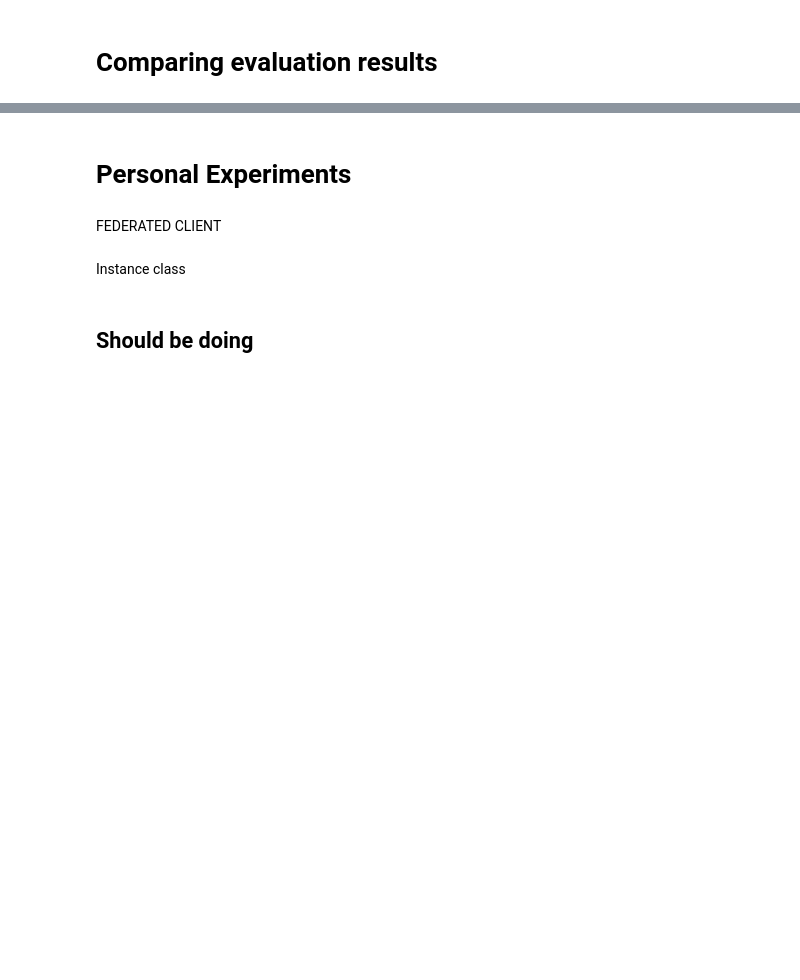
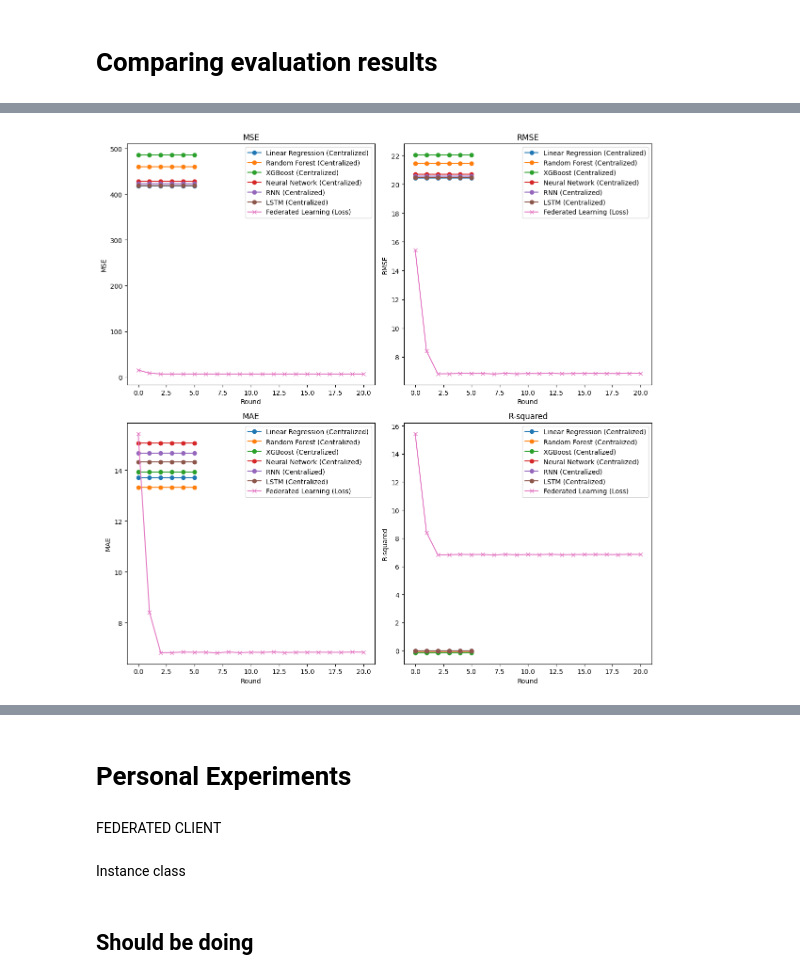
Before and after one commit to kirank981/Project_space, a Jupyter notebook: project_space.ipynb, the cells around one changed output, grey strips where cells are left out. Cells and saved outputs as stored; diff of their text form; code cells hidden in the pictures; blank space fills up the shorter version.

```diff
--- a/project_space.ipynb
+++ b/project_space.ipynb
@@ -1651,0 +2299,27 @@ plt.show()
+# %%
+# Centralized model evaluation results
+central_eval_results = eval_results[:, 1:].astype(float)  # Exclude model names and convert to float
+central_eval_metrics = ['MSE', 'RMSE', 'MAE', 'R-squared']
+
+# Define model names
+model_names = ['Linear Regression', 'Random Forest', 'XGBoost', 'Neural Network', 'RNN', 'LSTM']
+
+# Plotting
+plt.figure(figsize=(12, 12))
+
+# Compare centralized models' metrics with FL evaluation results for each round
+for i, metric in enumerate(central_eval_metrics):
+    plt.subplot(2, 2, i + 1)
+    for j, model_name in enumerate(model_names):
+        plt.plot(range(len(central_eval_results)), central_eval_results[j, i] * np.ones(len(central_eval_results)),
+                 marker='o', label=f'{model_name} (Centralized)')
+    plt.plot(range(len(fl_loss)), fl_loss, marker='x', label='Federated Learning (Loss)')
+    plt.title(metric)
+    plt.xlabel('Round')
+    plt.ylabel(metric)
+    plt.legend()
+
+plt.tight_layout()
+plt.show()
+# %% [output]
+[figure, added]
```
Also changed, not shown: parts of 41 cells of this notebook.
